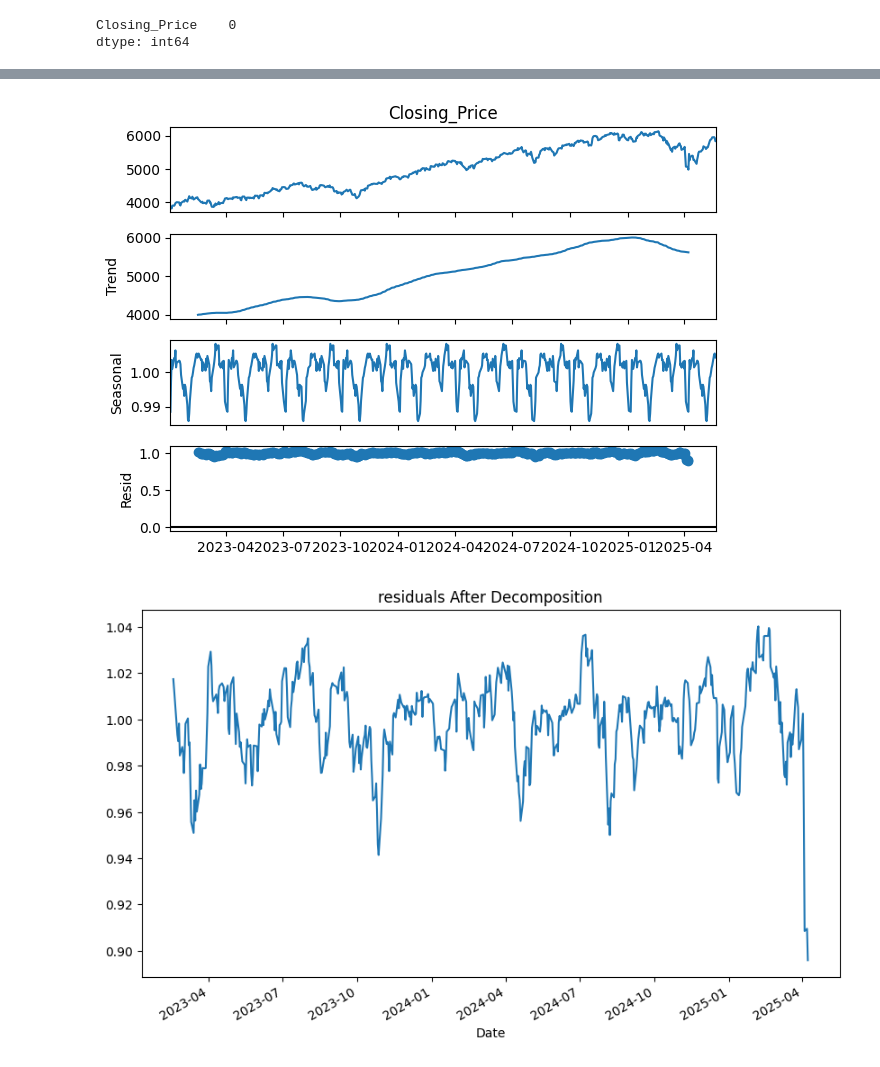
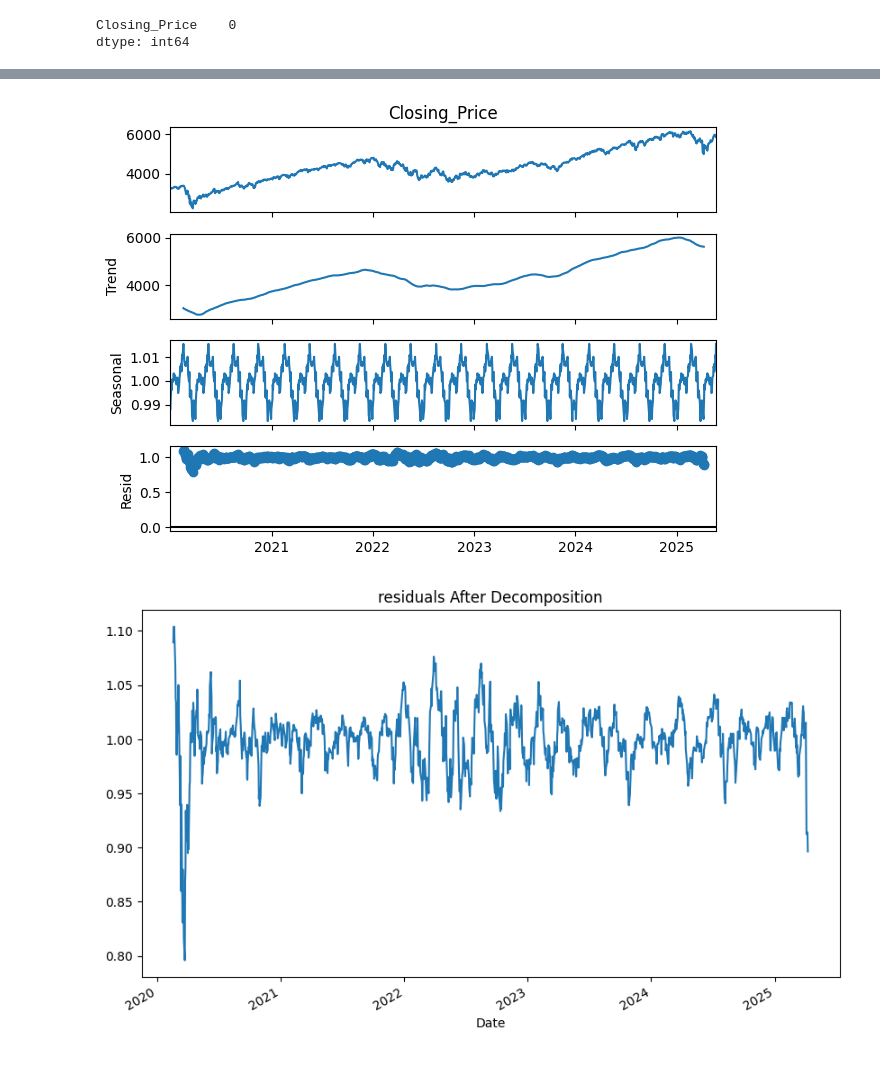
Before and after one commit to injilashah/TSD, a Jupyter notebook: Notebooks/Garch.ipynb, the cells around one changed output, grey strips where cells are left out. Saved outputs shown, nothing was run; the diff lists cells and outputs as text; code cells hidden in the pictures.

```diff
--- a/Notebooks/Garch.ipynb
+++ b/Notebooks/Garch.ipynb
@@ -21,7 +44,7 @@ import yfinance as yf
 import pandas as pd
 
 #Download S&P 500 data
-sp500 = yf.download('^GSPC', start='2023-01-01', end='2025-05-23')
+sp500 = yf.download('^GSPC', start='2020-01-01', end='2025-05-23')
 sp500_df = sp500[['Close']].copy()
 
 #Move date from index to column
@@ -228,34 +149,30 @@ There is no evidence to support a specific seasonal period for decomposition. Th
 # %%
 
 # Decompose the time series data
 
 
 """The additive decomposition is the most appropriate if the magnitude of the seasonal fluctuations,
 or the variation around the trend-cycle, does not vary with the level of the time series.
 
 When the variation in the seasonal pattern, or the variation around the trend-cycle, appears to be
 proportional to the level of the time series, then a multiplicative decomposition is more appropriate.
 """
 
 
-"""
-The residual can be formed by either subtracting out or dividing out the calculated trend and seasonality,
-depending on whether the target is assessed to have additive or multiplicative trend and seasonality respectively.
-"""
-
 def Seasonal_decompose(df:pd.DataFrame, model:str):
 
     result = seasonal_decompose(df["Closing_Price"], model=model, period=63) #63 is an assumption for a quarterly seasonality
     result.plot()
     plt.show()
     residual = result.resid
 
     # Plot residuals
     residual.plot(figsize=(10, 6))
     plt.title("residuals After Decomposition")
+    return residual
 
 
-Seasonal_decompose(sp500_df,"multiplicative")
+residual = Seasonal_decompose(sp500_df,"multiplicative")
 # %% [output]
-[figure, old version]
+[figure, new version]
-[figure, old version]
+[figure, new version]
```
Also changed, not shown: parts of 78 cells of this notebook.
